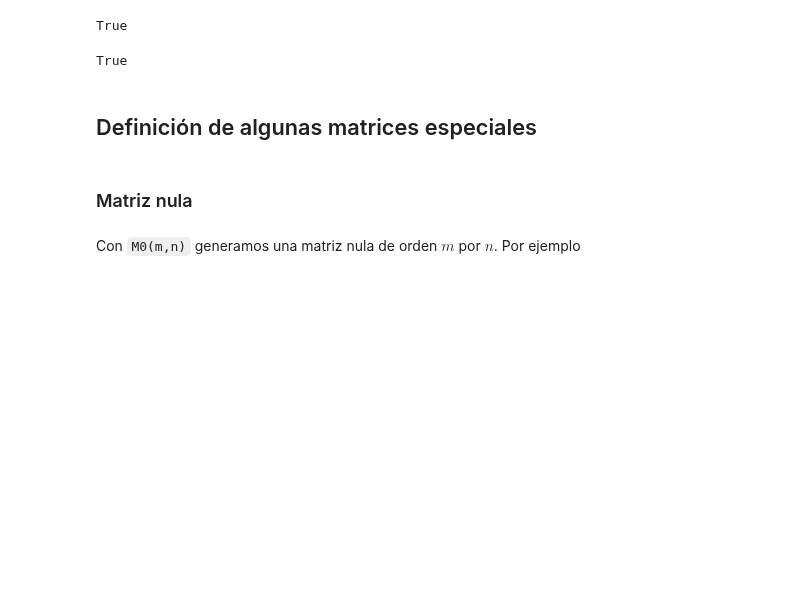
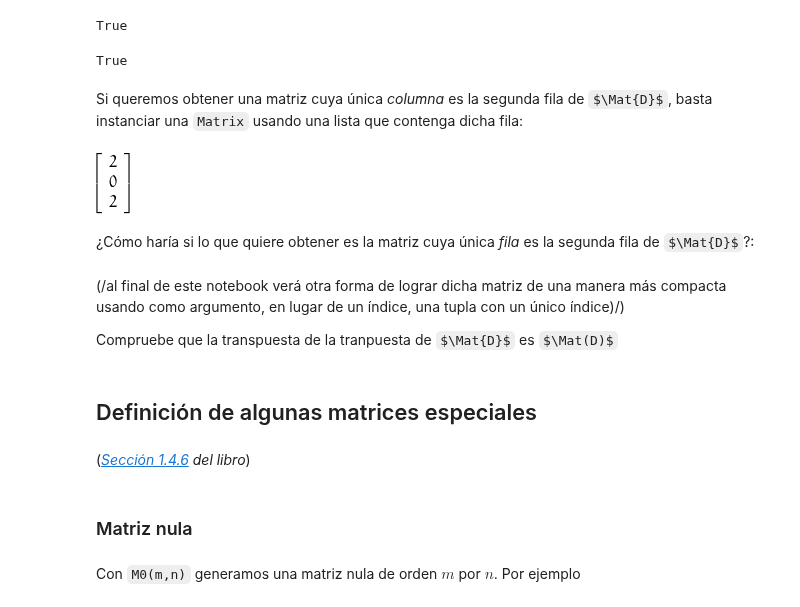
Before and after one commit to mbujosab/nacal-Jupyter-Notebooks, a Jupyter notebook: Lecc01-Secc1.4.ipynb, the cells around one changed output. Drawn from its saved outputs; the diff is of its cells as text; code cells hidden in the pictures; some formulas as TeX source; blank space fills up the shorter version.

Commit message:
Cambios menores en notebooks correspondientes a Secc1.2 y 1.4

```diff
--- a/Lecc01-Secc1.4.ipynb
+++ b/Lecc01-Secc1.4.ipynb
@@ -283,8 +251,27 @@ True
 (~D)|2 == 2|D
 # %% [output]
 True
+# %% [markdown]
+Si queremos obtener una matriz cuya única *columna* es la segunda fila
+de $\Mat{D}$, basta instanciar una `Matrix` usando una lista que
+contenga dicha fila:
+# %%
+Matrix( [2|D] )
+# %% [output]
+[figure, added]
+# %% [markdown]
+¿Cómo haría si lo que quiere obtener es la matriz cuya única *fila* es
+la segunda fila de $\Mat{D}$?:
+# %% [markdown]
+(/al final de este notebook verá otra forma de lograr dicha matriz de
+una manera más compacta usando como argumento, en lugar de un índice,
+una tupla con un único índice)/)
+
+Compruebe que la transpuesta de la tranpuesta de $\Mat{D}$ es $\Mat(D)$
 # %% [markdown]
 ## Definición de algunas matrices especiales
+# %% [markdown]
+(*[Sección 1.4.6](https://mbujosab.github.io/CursoDeAlgebraLineal/libro.pdf#subsection.1.4.6) del libro*)
 # %% [markdown]
 ### Matriz nula
 # %% [markdown]
```
Also changed, not shown: parts of 46 cells of this notebook, 1 other file.
